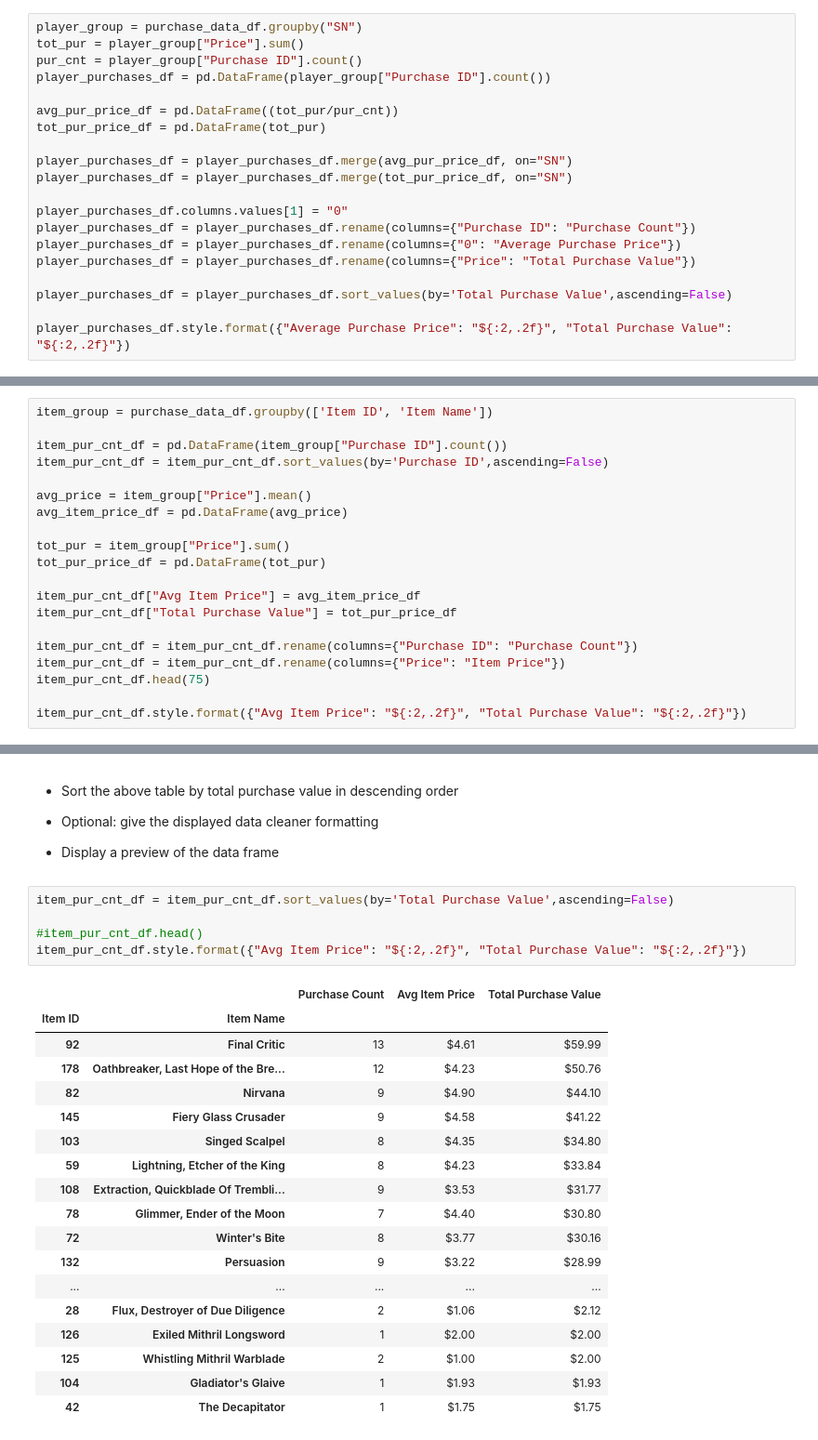
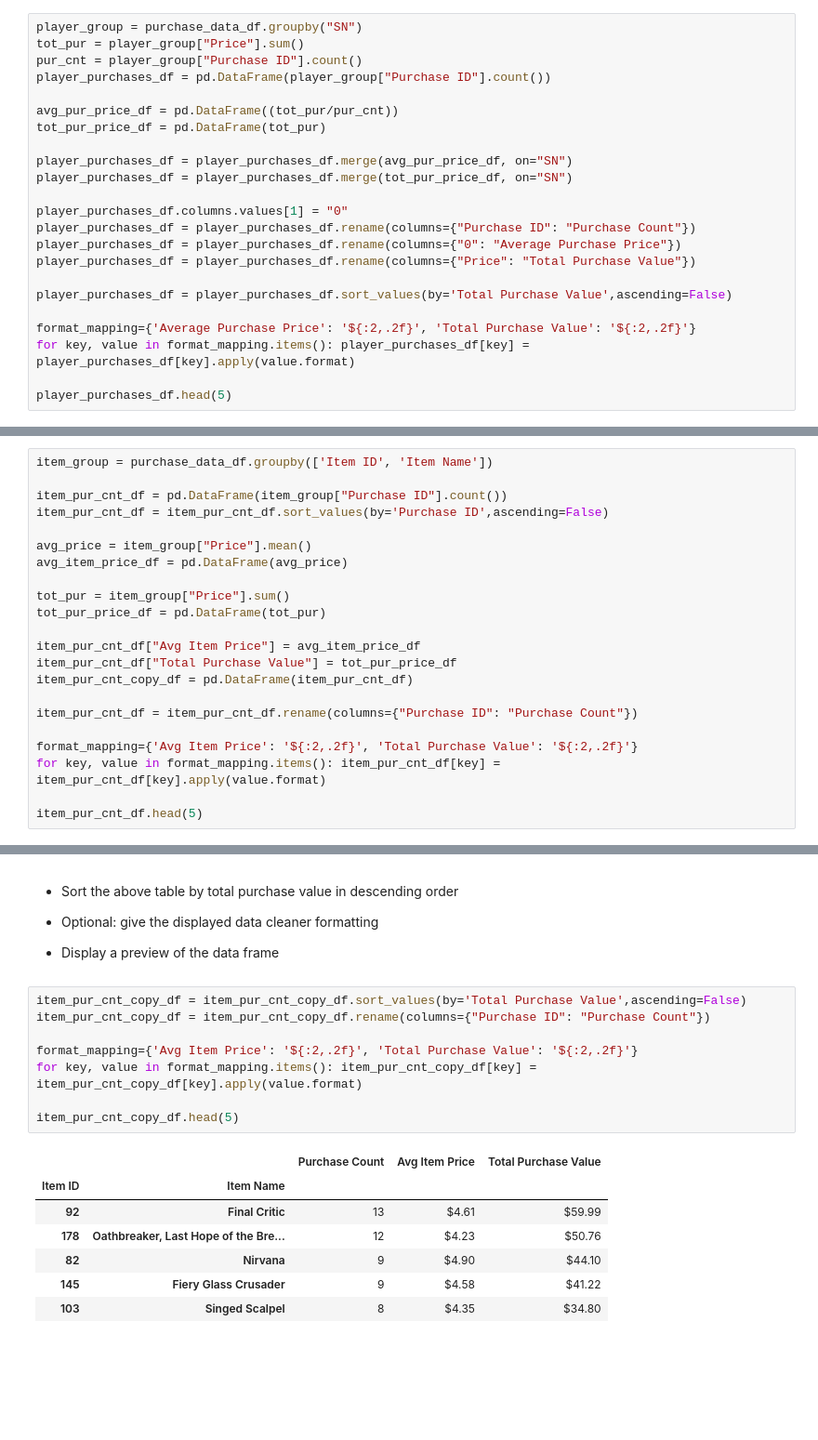
Before and after one commit to patrickfspring/Game-Purchase-Analysis-using-Pandas, a Jupyter notebook: HeroesOfPymoli/HeroesOfPymoli_starter.ipynb, the cells around one changed output, grey strips where cells are left out. Shown: that part at 93% size. Drawn from its saved outputs; the diff is of its cells as text; blank space fills up the shorter version.

```diff
--- a/HeroesOfPymoli/HeroesOfPymoli_starter.ipynb
+++ b/HeroesOfPymoli/HeroesOfPymoli_starter.ipynb
@@ -283,7 +289,10 @@ player_purchases_df = player_purchases_df.rename(columns={"Price": "Total Purcha
 
 player_purchases_df = player_purchases_df.sort_values(by='Total Purchase Value',ascending=False)
 
-player_purchases_df.style.format({"Average Purchase Price": "${:2,.2f}", "Total Purchase Value": "${:2,.2f}"})
+format_mapping={'Average Purchase Price': '${:2,.2f}', 'Total Purchase Value': '${:2,.2f}'}
+for key, value in format_mapping.items(): player_purchases_df[key] = player_purchases_df[key].apply(value.format)
+
+player_purchases_df.head(5)
 # %% [output]
 |  | Purchase Count | Average Purchase Price | Total Purchase Value |
 | SN |  |  |  |
@@ -336,12 +334,14 @@ tot_pur_price_df = pd.DataFrame(tot_pur)
 
 item_pur_cnt_df["Avg Item Price"] = avg_item_price_df
 item_pur_cnt_df["Total Purchase Value"] = tot_pur_price_df
+item_pur_cnt_copy_df = pd.DataFrame(item_pur_cnt_df)
 
 item_pur_cnt_df = item_pur_cnt_df.rename(columns={"Purchase ID": "Purchase Count"})
-item_pur_cnt_df = item_pur_cnt_df.rename(columns={"Price": "Item Price"})
-item_pur_cnt_df.head(75)
 
-item_pur_cnt_df.style.format({"Avg Item Price": "${:2,.2f}", "Total Purchase Value": "${:2,.2f}"})
+format_mapping={'Avg Item Price': '${:2,.2f}', 'Total Purchase Value': '${:2,.2f}'}
+for key, value in format_mapping.items(): item_pur_cnt_df[key] = item_pur_cnt_df[key].apply(value.format)
+
+item_pur_cnt_df.head(5)
 # %% [output]
 |  |  | Purchase Count | Avg Item Price | Total Purchase Value |
 | Item ID | Item Name |  |  |  |
@@ -372,26 +361,18 @@ item_pur_cnt_df.style.format({"Avg Item Price": "${:2,.2f}", "Total Purchase Val
 
 * Display a preview of the data frame
 # %%
-item_pur_cnt_df = item_pur_cnt_df.sort_values(by='Total Purchase Value',ascending=False)
+item_pur_cnt_copy_df = item_pur_cnt_copy_df.sort_values(by='Total Purchase Value',ascending=False)
+item_pur_cnt_copy_df = item_pur_cnt_copy_df.rename(columns={"Purchase ID": "Purchase Count"})
 
-#item_pur_cnt_df.head()
-item_pur_cnt_df.style.format({"Avg Item Price": "${:2,.2f}", "Total Purchase Value": "${:2,.2f}"})
+format_mapping={'Avg Item Price': '${:2,.2f}', 'Total Purchase Value': '${:2,.2f}'}
+for key, value in format_mapping.items(): item_pur_cnt_copy_df[key] = item_pur_cnt_copy_df[key].apply(value.format)
+
+item_pur_cnt_copy_df.head(5)
 # %% [output]
 |  |  | Purchase Count | Avg Item Price | Total Purchase Value |
 | Item ID | Item Name |  |  |  |
 | 92 | Final Critic | 13 | $4.61 | $59.99 |
 | 178 | Oathbreaker, Last Hope of the Bre... | 12 | $4.23 | $50.76 |
 | 82 | Nirvana | 9 | $4.90 | $44.10 |
 | 145 | Fiery Glass Crusader | 9 | $4.58 | $41.22 |
 | 103 | Singed Scalpel | 8 | $4.35 | $34.80 |
-| 59 | Lightning, Etcher of the King | 8 | $4.23 | $33.84 |
-| 108 | Extraction, Quickblade Of Trembli... | 9 | $3.53 | $31.77 |
-| 78 | Glimmer, Ender of the Moon | 7 | $4.40 | $30.80 |
-| 72 | Winter's Bite | 8 | $3.77 | $30.16 |
-| 132 | Persuasion | 9 | $3.22 | $28.99 |
-| ... | ... | ... | ... | ... |
-| 28 | Flux, Destroyer of Due Diligence | 2 | $1.06 | $2.12 |
-| 126 | Exiled Mithril Longsword | 1 | $2.00 | $2.00 |
-| 125 | Whistling Mithril Warblade | 2 | $1.00 | $2.00 |
-| 104 | Gladiator's Glaive | 1 | $1.93 | $1.93 |
-| 42 | The Decapitator | 1 | $1.75 | $1.75 |
```
Also changed, not shown: parts of 9 cells of this notebook.
